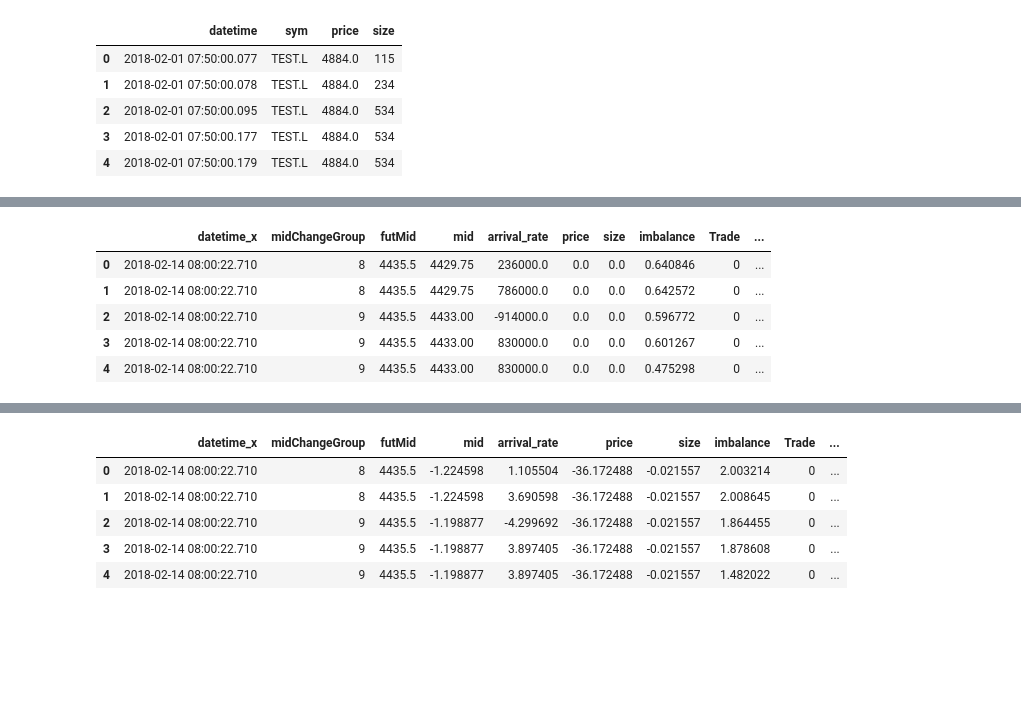
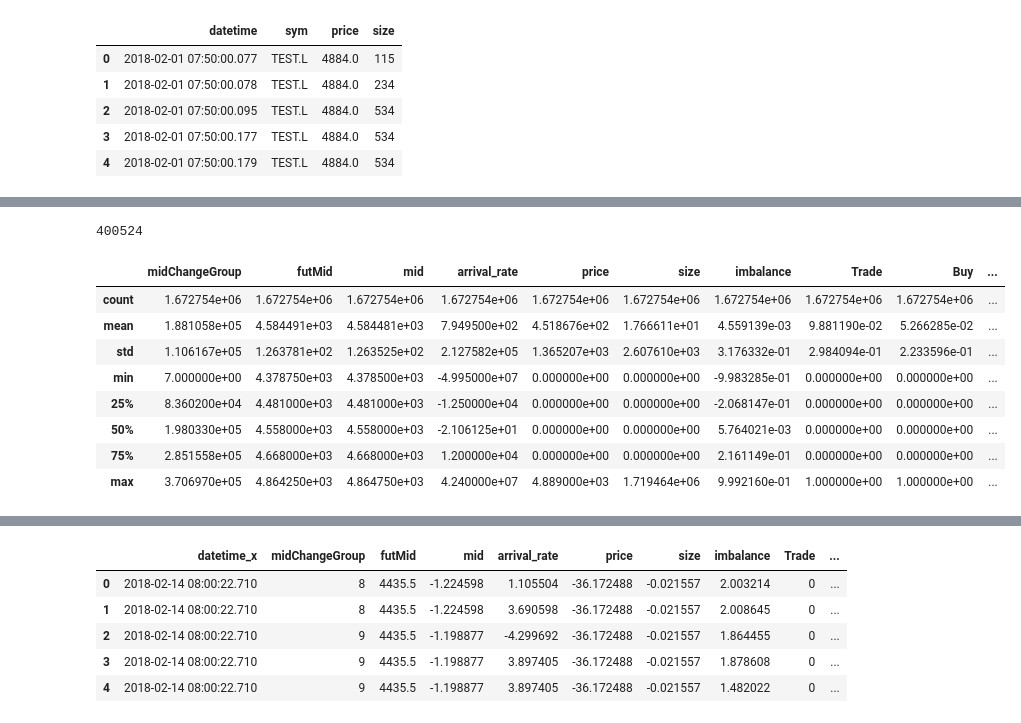
Before and after one commit to Vishwesh4/BDC_shaastra, a Jupyter notebook: model.ipynb, the cells around one changed output, grey strips where cells are left out. Saved outputs shown, nothing was run; the diff lists cells and outputs as text; code cells hidden in the pictures; blank space fills up the shorter version.

```diff
--- a/model.ipynb
+++ b/model.ipynb
@@ -179,18 +183,24 @@ def feature_engg(df_quote,df_trade):
     df['imbalance'] = (df['Accum_Bid'] - df['Accum_Ask'])/(df['Accum_Bid'] + df['Accum_Ask'])
     df.reset_index(inplace = True)
 
-    # Identifying buy/sell Trades and no Trades
-    # VARIABLE 3 - Trade = +1 (Buy), -1 (Sell), 0 (No Trade)
-    df['Trade'] = 0
-    df.loc[df['price'] == df['ask'].shift(1), 'Trade'] = 1
-    df.loc[df['price'] == df['bid'].shift(1), 'Trade'] = -1
-
     # Trade size and Trade Price resolving NAs
     # VARIABLE 4 - size of Trade
     df['size'].fillna(0, inplace = True)
 
     # VARIABLE 5 - price of Trade
     df['price'].fillna(0, inplace = True)
+
+
+    # Identifying buy/sell Trades and no Trades
+    # VARIABLE 3 - Trade = +1 (Buy/Sell), 0 (No Trade)
+    df['Trade'] = 0
+    df.loc[df['price']!=0, 'Trade'] = 1
+
+    # VARIABLE 7
+    df['Buy'] = 0
+    df.loc[df['price'] == df['ask'].shift(1), 'Buy'] = 1
+    df.loc[df['price'] == df['bid'].shift(1), 'Buy'] = 0
+
 
     # VARIABLE 6 - spread = bid - ask
     df['spread'] = df['ask'] - df['bid']
@@ -200,8 +210,7 @@ def feature_engg(df_quote,df_trade):
 
     return df.dropna().reset_index(drop = True)
 # %%
-# df = feature_engg(df_quotein,df_tradein)
-df = feature_engg(df_quoteout,df_tradeout)
+df = feature_engg(df_quotein,df_tradein)
 # %%
 df.head()
 # %% [output]
@@ -214,6 +238,7 @@ df.head()
 # %%
 # Smoothing and Label Creator
-def target_creator(df,lag=100,alpha=0):
+# By looking at the graph we theorize that a rolling mean window size of 300 works the best
+def target_creator(df,alpha=0.0):
     w_size = 300
     mm = df['mid'].rolling(w_size).mean()
     mp = df['mid'].iloc[::-1].rolling(w_size).mean()[::-1].shift(-1)
@@ -224,4 +249,4 @@ def target_creator(df,lag=100,alpha=0):
     df.loc[df['inc'] == True, 'target'] = 1
     return df
 # %%
-df = target_creator(df).drop(['inc', 'dec'], axis = 1)
+df = target_creator(df, 0.0001).drop(['inc', 'dec'], axis = 1)
@@ -228,12 +259,19 @@ df = target_creator(df).drop(['inc', 'dec'], axis = 1)
+# %%
+np.sum(df['target']==0)
+# %% [output]
+400524
 # %%
-df.head()
+df.describe()
 # %% [output]
-|  | datetime_x | midChangeGroup | futMid | mid | arrival_rate | price | size | imbalance | Trade | ... |
-| 0 | 2018-02-14 08:00:22.710 | 8 | 4435.5 | 4429.75 | 236000.0 | 0.0 | 0.0 | 0.640846 | 0 | ... |
-| 1 | 2018-02-14 08:00:22.710 | 8 | 4435.5 | 4429.75 | 786000.0 | 0.0 | 0.0 | 0.642572 | 0 | ... |
-| 2 | 2018-02-14 08:00:22.710 | 9 | 4435.5 | 4433.00 | -914000.0 | 0.0 | 0.0 | 0.596772 | 0 | ... |
-| 3 | 2018-02-14 08:00:22.710 | 9 | 4435.5 | 4433.00 | 830000.0 | 0.0 | 0.0 | 0.601267 | 0 | ... |
-| 4 | 2018-02-14 08:00:22.710 | 9 | 4435.5 | 4433.00 | 830000.0 | 0.0 | 0.0 | 0.475298 | 0 | ... |
+|  | midChangeGroup | futMid | mid | arrival_rate | price | size | imbalance | Trade | Buy | ... |
+| count | 1.672754e+06 | 1.672754e+06 | 1.672754e+06 | 1.672754e+06 | 1.672754e+06 | 1.672754e+06 | 1.672754e+06 | 1.672754e+06 | 1.672754e+06 | ... |
+| mean | 1.881058e+05 | 4.584491e+03 | 4.584481e+03 | 7.949500e+02 | 4.518676e+02 | 1.766611e+01 | 4.559139e-03 | 9.881190e-02 | 5.266285e-02 | ... |
+| std | 1.106167e+05 | 1.263781e+02 | 1.263525e+02 | 2.127582e+05 | 1.365207e+03 | 2.607610e+03 | 3.176332e-01 | 2.984094e-01 | 2.233596e-01 | ... |
+| min | 7.000000e+00 | 4.378750e+03 | 4.378500e+03 | -4.995000e+07 | 0.000000e+00 | 0.000000e+00 | -9.983285e-01 | 0.000000e+00 | 0.000000e+00 | ... |
+| 25% | 8.360200e+04 | 4.481000e+03 | 4.481000e+03 | -1.250000e+04 | 0.000000e+00 | 0.000000e+00 | -2.068147e-01 | 0.000000e+00 | 0.000000e+00 | ... |
+| 50% | 1.980330e+05 | 4.558000e+03 | 4.558000e+03 | -2.106125e+01 | 0.000000e+00 | 0.000000e+00 | 5.764021e-03 | 0.000000e+00 | 0.000000e+00 | ... |
+| 75% | 2.851558e+05 | 4.668000e+03 | 4.668000e+03 | 1.200000e+04 | 0.000000e+00 | 0.000000e+00 | 2.161149e-01 | 0.000000e+00 | 0.000000e+00 | ... |
+| max | 3.706970e+05 | 4.864250e+03 | 4.864750e+03 | 4.240000e+07 | 4.889000e+03 | 1.719464e+06 | 9.992160e-01 | 1.000000e+00 | 1.000000e+00 | ... |
 # %%
 def normalize(df, columns, binary_columns):
     df[binary_columns] = df[binary_columns].replace({0: np.nan})
```
Also changed, not shown: parts of 32 cells of this notebook, 11 other files.
